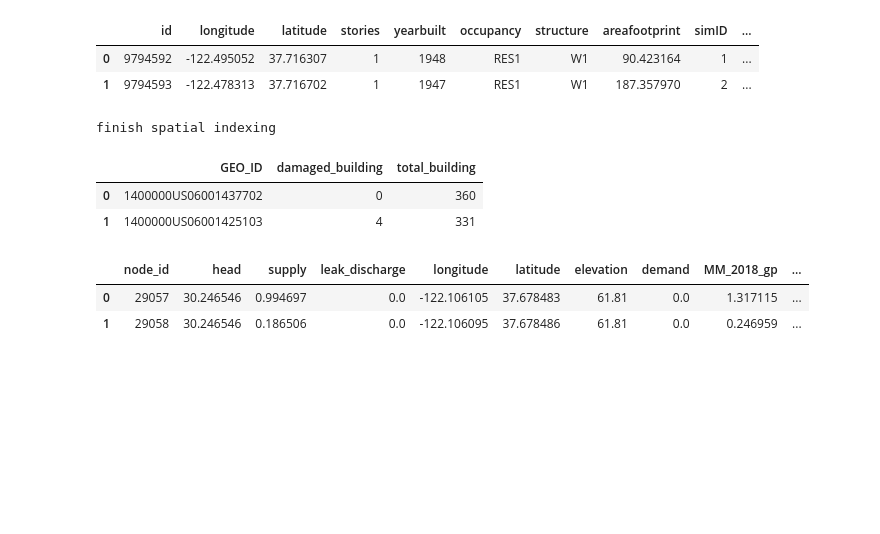
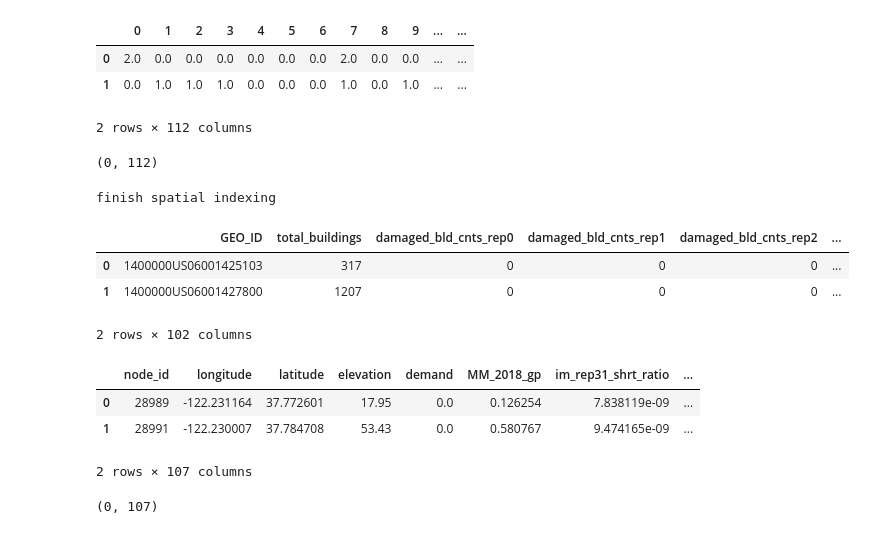
Before and after one commit to cb-cities/residual_demand, a Jupyter notebook: projects/bay_area_peer/demand_inputs/OD_before_after.ipynb, the cells around one changed output. Drawn from its saved outputs; the diff is of its cells as text; code cells hidden in the pictures; blank space fills up the shorter version.

```diff
--- a/projects/bay_area_peer/demand_inputs/OD_before_after.ipynb
+++ b/projects/bay_area_peer/demand_inputs/OD_before_after.ipynb
@@ -22,45 +24,64 @@ ba_census_tracts_gdf.head(2)
 # %%
 ### building
-building_df = pd.read_csv('BayArea-Buildings-Damage.csv')
+building_df = pd.read_csv('BayArea-Buildings-Damage-3.csv')
 building_gdf = gpd.GeoDataFrame(building_df, crs=4326, geometry=[Point(xy) for xy in zip(building_df.longitude, building_df.latitude)])
 building_gdf.head(2)
 # %% [output]
-|  | id | longitude | latitude | stories | yearbuilt | occupancy | structure | areafootprint | simID | ... |
-| 0 | 9794592 | -122.495052 | 37.716307 | 1 | 1948 | RES1 | W1 | 90.423164 | 1 | ... |
-| 1 | 9794593 | -122.478313 | 37.716702 | 1 | 1947 | RES1 | W1 | 187.357970 | 2 | ... |
+|  | 0 | 1 | 2 | 3 | 4 | 5 | 6 | 7 | 8 | 9 | ... | ... |
+| 0 | 2.0 | 0.0 | 0.0 | 0.0 | 0.0 | 0.0 | 0.0 | 2.0 | 0.0 | 0.0 | ... | ... |
+| 1 | 0.0 | 1.0 | 1.0 | 1.0 | 0.0 | 0.0 | 0.0 | 1.0 | 0.0 | 1.0 | ... | ... |
+2 rows × 112 columns
+# %%
+building_threshold = 5
+building_gdf.loc[building_gdf['0']>=building_threshold].shape
+# %% [output]
+(0, 112)
 # %%
 def building_damage_ratio(tract_info):
     [tract_id, tract_geom] = tract_info
     coarse_match_ids = list(building_sindex.intersection(tract_geom.bounds))
     coarse_matchs = building_gdf.iloc[coarse_match_ids]
     precise_matches = coarse_matchs[coarse_matchs.intersects(tract_geom)]
-#     print(tract_id)
-    return (tract_id, np.sum(precise_matches['RedTagged']==1), precise_matches.shape[0])
+    damage_cnt = [tract_id, precise_matches.shape[0]]
+    for i in range(100):
+        damage_cnt.append(precise_matches.loc[precise_matches['{}'.format(i)]>=building_threshold].shape[0])
+    return damage_cnt
 
 building_sindex = building_gdf.sindex
 print('finish spatial indexing')
-pool = Pool(processes=30)
+pool = Pool(processes=5)
 tract_info_list = ba_census_tracts_gdf[['GEO_ID', 'geometry']].values.tolist()
 res = pool.imap_unordered(building_damage_ratio, tract_info_list)
 pool.close()
 pool.join()
 
-tract_building_damage_list = [(tract_id, damaged, total) for (tract_id, damaged, total) in res]
-tract_building_damage_df = pd.DataFrame(tract_building_damage_list, columns=['GEO_ID', 'damaged_building', 'total_building'])
+tract_building_damage_list = [tract_res for tract_res in res]
+tract_building_damage_df = pd.DataFrame(tract_building_damage_list, columns=['GEO_ID', 'total_buildings'] + ['damaged_bld_cnts_rep{}'.format(i) for i in range(100)])
 tract_building_damage_df.head(2)
 # %% [output]
 finish spatial indexing
-|  | GEO_ID | damaged_building | total_building |
-| 0 | 1400000US06001437702 | 0 | 360 |
-| 1 | 1400000US06001425103 | 4 | 331 |
+|  | GEO_ID | total_buildings | damaged_bld_cnts_rep0 | damaged_bld_cnts_rep1 | damaged_bld_cnts_rep2 | ... |
+| 0 | 1400000US06001425103 | 317 | 0 | 0 | 0 | ... |
+| 1 | 1400000US06001427800 | 1207 | 0 | 0 | 0 | ... |
+2 rows × 102 columns
 # %%
 ### pipe_nodes
-pipe_gdf = gpd.read_file('lack_demand_nodes.geojson')
-pipe_gdf.head(2)
+### PEER presentation
+# pipe_gdf = gpd.read_file('lack_demand_nodes.geojson')
+# display(pipe_gdf.head(2))
+### PEER report
+pipe_gdf = gpd.read_file('supply_shrt_ratio.geojson')
+display(pipe_gdf.head(2))
 # %% [output]
-|  | node_id | head | supply | leak_discharge | longitude | latitude | elevation | demand | MM_2018_gp | ... |
-| 0 | 29057 | 30.246546 | 0.994697 | 0.0 | -122.106105 | 37.678483 | 61.81 | 0.0 | 1.317115 | ... |
-| 1 | 29058 | 30.246546 | 0.186506 | 0.0 | -122.106095 | 37.678486 | 61.81 | 0.0 | 0.246959 | ... |
+|  | node_id | longitude | latitude | elevation | demand | MM_2018_gp | im_rep31_shrt_ratio | ... |
+| 0 | 28989 | -122.231164 | 37.772601 | 17.95 | 0.0 | 0.126254 | 7.838119e-09 | ... |
+| 1 | 28991 | -122.230007 | 37.784708 | 53.43 | 0.0 | 0.580767 | 9.474165e-09 | ... |
+2 rows × 107 columns
+# %%
+pipe_threshold = 100
+pipe_gdf.loc[pipe_gdf['im_rep0_shrt_ratio']>=pipe_threshold].shape
+# %% [output]
+(0, 107)
 # %%
 def pipe_damage_cnt(tract_info):
     [tract_id, tract_geom] = tract_info
```
Also changed, not shown: parts of 8 cells of this notebook, 9 other files.
